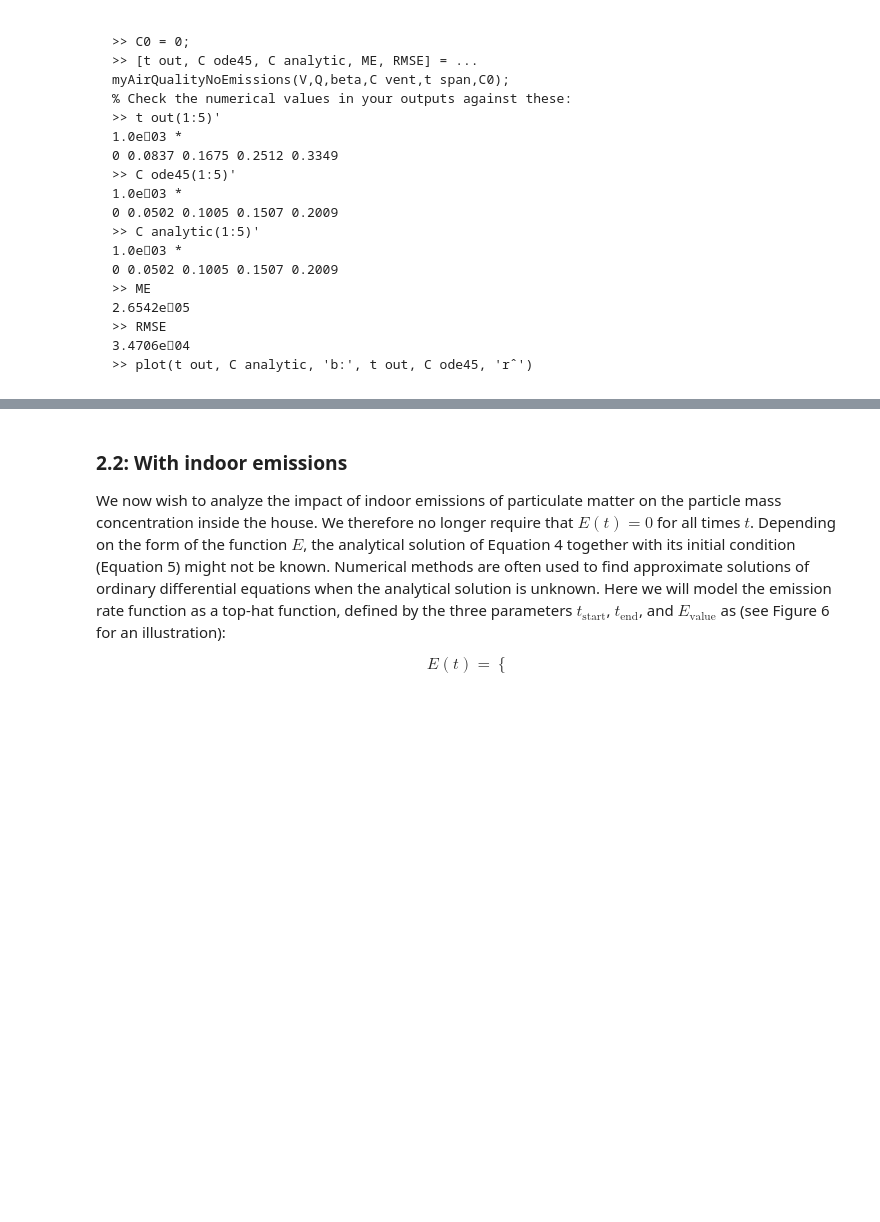
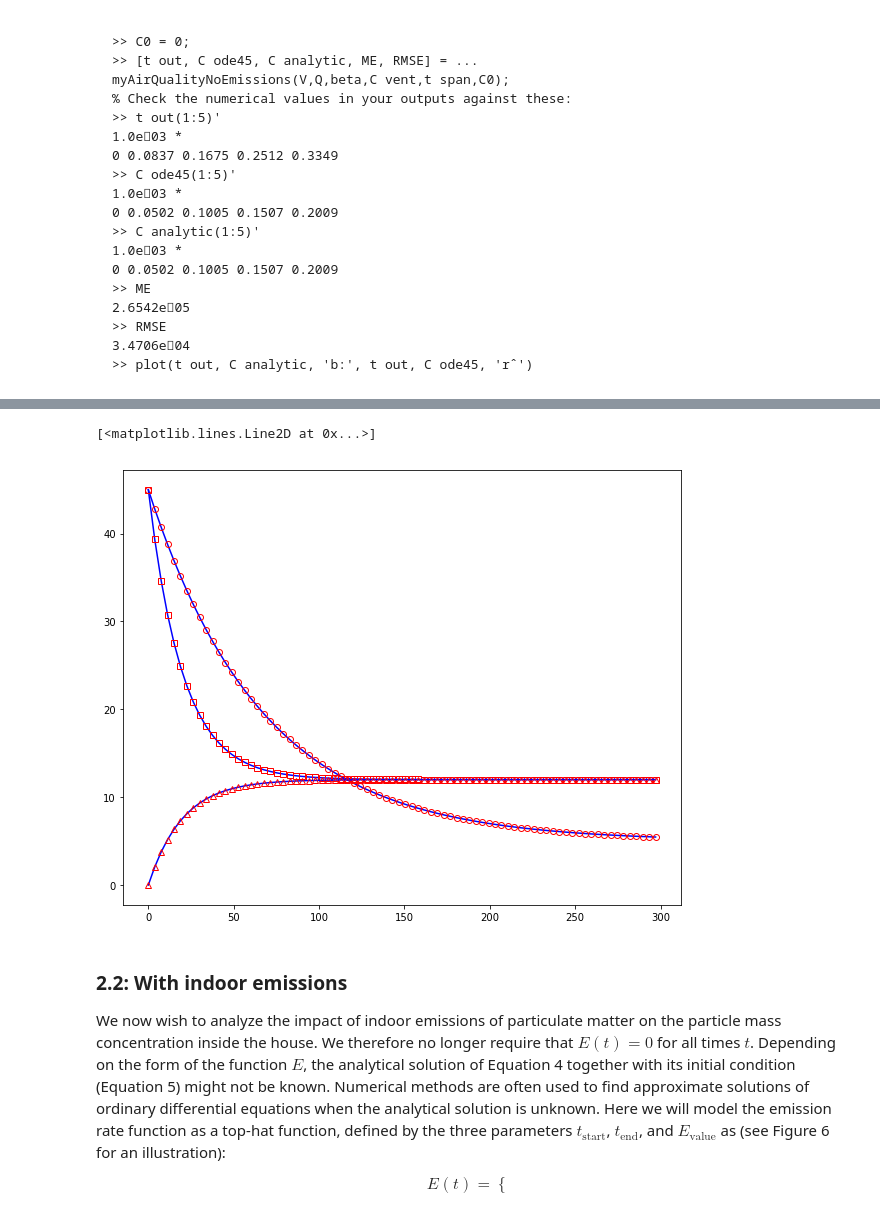
Before and after one commit to ds-modules/ENGIN-7, a Jupyter notebook: pycharm_e7/2016/Lab12/lab12_sol.ipynb, the cells around one changed output, grey strips where cells are left out. Cells and saved outputs as stored; diff of their text form; code cells hidden in the pictures; blank space fills up the shorter version.

```diff
--- a/pycharm_e7/2016/Lab12/lab12_sol.ipynb
+++ b/pycharm_e7/2016/Lab12/lab12_sol.ipynb
@@ -23,14 +23,23 @@ Simplified syntax for python to get an ode45-equivalent function
 def ode45(ode_fun, t_span, y0):
     '''
     TODO: implement variable timestep handling when len(t_span) == 2 to match MATLAB case
+    Currently just defaults to using dt=3.76 if len(t_span)==2
     returns t, y
     '''
     ode45 = scipy.integrate.ode(ode_fun).set_integrator('dopri5')
     ode45.set_initial_value(y0, t_span[0])
     y = [y0]
-    for i in range(len(t_span) - 1):
-        y.append(ode45.integrate(t_span[i+1])[0])
-    return t_span, y
+    dt = 3.76
+    if (len(t_span)==2):
+        t = [t_span[0]]
+        while (ode45.successful() and t[-1]<t_span[1]-dt):
+            y.append(ode45.integrate(t[-1]+dt)[0])
+            t.append(t[-1]+dt)
+    else:
+        t = t_span
+        for i in range(len(t_span) - 1):
+            y.append(ode45.integrate(t_span[i+1])[0])
+    return np.array(t), np.array(y)
 # %% [markdown]
 ## Question 1: Thermal Dynamics of a Building
 
@@ -99,6 +108,7 @@ that the array `0:delta_t:24` contains the value 24.
 # %%
 def myEulerApprox(delta_t, T_0, R, C):
     '''
+    returns T_euler, t_euler
     Inputs:
     delta_t: scalar, time-step of the Euler method (hours)
     T_0: scalar, initial temperature in the building (°F)
@@ -201,6 +211,7 @@ problem):
 # %%
 def myODESolver(delta_t, T_0, R, C):
     '''
+    returs T, t_euler
     Inputs:
     delta_t: scalar, time-step for solving the ODE (hours)
     T_0: scalar, initial temperature in the building (°F)
@@ -500,0 +544,46 @@ def myAirQualityNoEmissions(V, Q, beta, C_vent, t_span, C0):
+# %%
+V = 50
+Q = 0.25
+C_vent = 15
+beta = 0.01
+t_span = [0, 300]
+C0 = 45
+
+t_out, C_ode45, C_analytic, ME, RMSE = myAirQualityNoEmissions(V,Q,beta,C_vent,t_span,C0)
+
+print("t_out_1_5=\n", t_out[0:5])
+print("C_ode45_1_5=\n", C_ode45[0:5])
+print("C_analytic_1_5=\n", C_analytic[0:5])
+print("ME= ", ME)
+print("RMSE= ",RMSE)
+
+plt.figure(figsize=(10,8))
+plt.plot(t_out, C_analytic, 'b-')
+plt.plot(t_out, C_ode45, 'ro',markerfacecolor='None')
+
+Q = 2
+
+t_out, C_ode45, C_analytic, ME, RMSE = myAirQualityNoEmissions(V,Q,beta,C_vent,t_span,C0)
+
+print("t_out_1_5=\n", t_out[0:5])
+print("C_ode45_1_5=\n", C_ode45[0:5])
+print("C_analytic_1_5=\n", C_analytic[0:5])
+print("ME= ", ME)
+print("RMSE= ",RMSE)
+
+plt.plot(t_out, C_analytic, 'b-')
+plt.plot(t_out, C_ode45, 'rs',markerfacecolor='None')
+
+C0 = 0
+
+t_out, C_ode45, C_analytic, ME, RMSE = myAirQualityNoEmissions(V,Q,beta,C_vent,t_span,C0)
+
+print("t_out_1_5=\n", t_out[0:5])
+print("C_ode45_1_5=\n", C_ode45[0:5])
+print("C_analytic_1_5=\n", C_analytic[0:5])
+print("ME= ", ME)
+print("RMSE= ",RMSE)
+
+plt.plot(t_out, C_analytic, 'b-')
+plt.plot(t_out, C_ode45, 'r^',markerfacecolor='None')
+# %% [output]
@@ -501,3 +607,5 @@ def myAirQualityNoEmissions(V, Q, beta, C_vent, t_span, C0):
+[<matplotlib.lines.Line2D at 0x...>]
+[figure, added]
 # %% [markdown]
 ### 2.2: With indoor emissions
 
```
Also changed, not shown: parts of 4 cells of this notebook, 1 other file.
